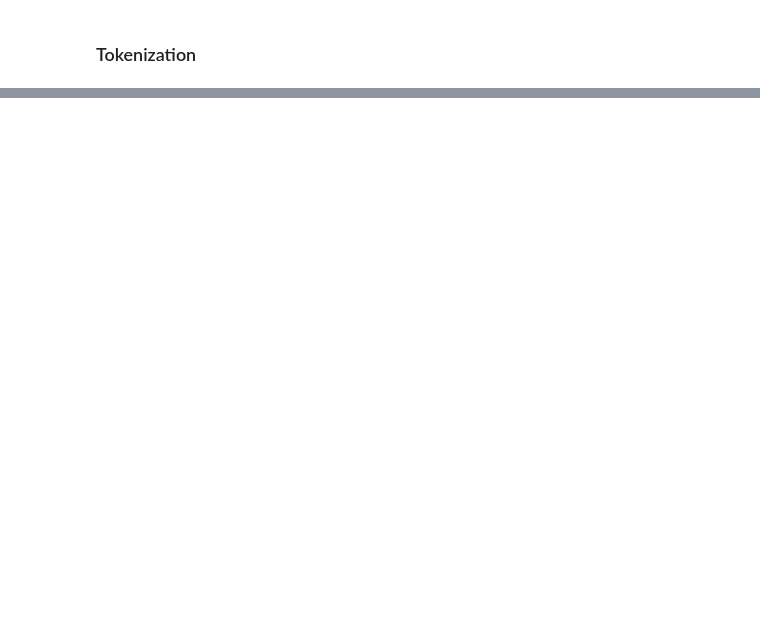
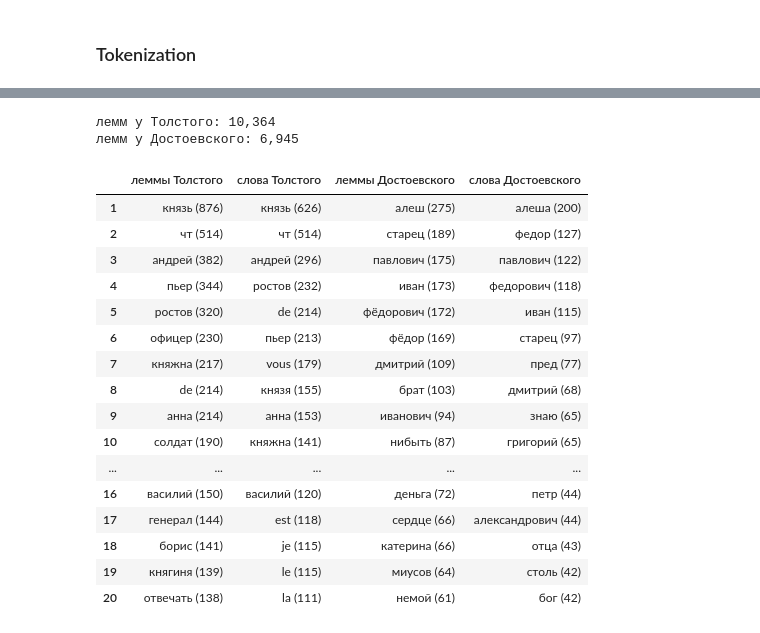
Before and after one commit to kom-mutant/ysda_information_retrieval_s26, a Jupyter notebook: src/hw1_collection_analysis/task_a_vocabulary_analysis.ipynb, the cells around one changed output, grey strips where cells are left out. Cells and saved outputs as stored; diff of their text form; code cells hidden in the pictures; blank space fills up the shorter version.

```diff
--- a/src/hw1_collection_analysis/task_a_vocabulary_analysis.ipynb
+++ b/src/hw1_collection_analysis/task_a_vocabulary_analysis.ipynb
@@ -335,0 +224,58 @@ pd.concat([tol_top, dos_top], axis=1).drop(columns='Rank')
+# %%
+morph = pymorphy2.MorphAnalyzer()
+
+@lru_cache(maxsize=None)
+def lemma(word):
+    return morph.parse(word)[0].normal_form
+
+
+lemmas_tolstoy = [lemma(tok) for tok in tqdm(tokens_tolstoy)]
+lemmas_dostoevsky = [lemma(tok) for tok in tqdm(tokens_dostoevsky)]
+
+print(f"лемм у Толстого: {len(set(lemmas_tolstoy)):,}")
+print(f"лемм у Достоевского: {len(set(lemmas_dostoevsky)):,}")
+# %% [output]
+лемм у Толстого: 10,364
+лемм у Достоевского: 6,945
+# %%
+freq_lem_tol = Counter(lemmas_tolstoy)
+freq_lem_dos = Counter(lemmas_dostoevsky)
+freq_raw_tol = Counter(tokens_tolstoy)
+freq_raw_dos = Counter(tokens_dostoevsky)
+
+TOP_N = 20
+
+
+def top_content(freq, stopwords, n=TOP_N):
+    return [(w, c) for w, c in freq.most_common() if w not in stopwords][:n]
+
+
+tl_lem = top_content(freq_lem_tol, stopwords_ru)
+dl_lem = top_content(freq_lem_dos, stopwords_ru)
+tl_raw = top_content(freq_raw_tol, stopwords_ru)
+dl_raw = top_content(freq_raw_dos, stopwords_ru)
+
+pd.DataFrame({
+    'леммы Толстого': [f"{w} ({c})" for w, c in tl_lem],
+    'слова Толстого': [f"{w} ({c})" for w, c in tl_raw],
+    'леммы Достоевского': [f"{w} ({c})" for w, c in dl_lem],
+    'слова Достоевского': [f"{w} ({c})" for w, c in dl_raw],
+}, index=range(1, TOP_N + 1))
+# %% [output]
+|  | леммы Толстого | слова Толстого | леммы Достоевского | слова Достоевского |
+| 1 | князь (876) | князь (626) | алеш (275) | алеша (200) |
+| 2 | чт (514) | чт (514) | старец (189) | федор (127) |
+| 3 | андрей (382) | андрей (296) | павлович (175) | павлович (122) |
+| 4 | пьер (344) | ростов (232) | иван (173) | федорович (118) |
+| 5 | ростов (320) | de (214) | фёдорович (172) | иван (115) |
+| 6 | офицер (230) | пьер (213) | фёдор (169) | старец (97) |
+| 7 | княжна (217) | vous (179) | дмитрий (109) | пред (77) |
+| 8 | de (214) | князя (155) | брат (103) | дмитрий (68) |
+| 9 | анна (214) | анна (153) | иванович (94) | знаю (65) |
+| 10 | солдат (190) | княжна (141) | нибыть (87) | григорий (65) |
+| ... | ... | ... | ... | ... |
+| 16 | василий (150) | василий (120) | деньга (72) | петр (44) |
+| 17 | генерал (144) | est (118) | сердце (66) | александрович (44) |
+| 18 | борис (141) | je (115) | катерина (66) | отца (43) |
+| 19 | княгиня (139) | le (115) | миусов (64) | столь (42) |
+| 20 | отвечать (138) | la (111) | немой (61) | бог (42) |
```
Also changed, not shown: parts of 54 cells of this notebook, 7 other files.
